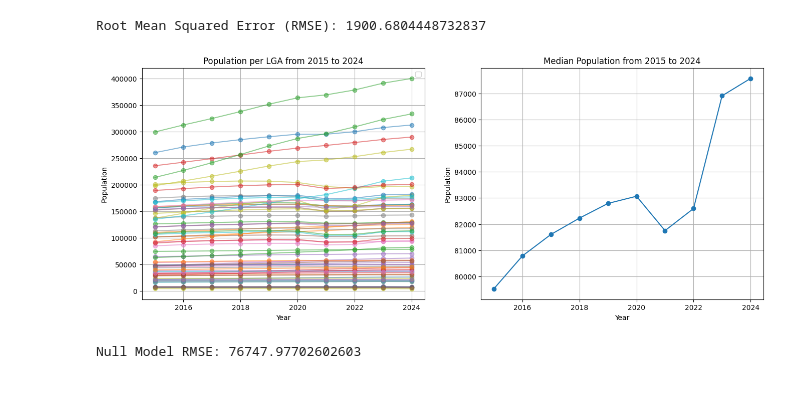
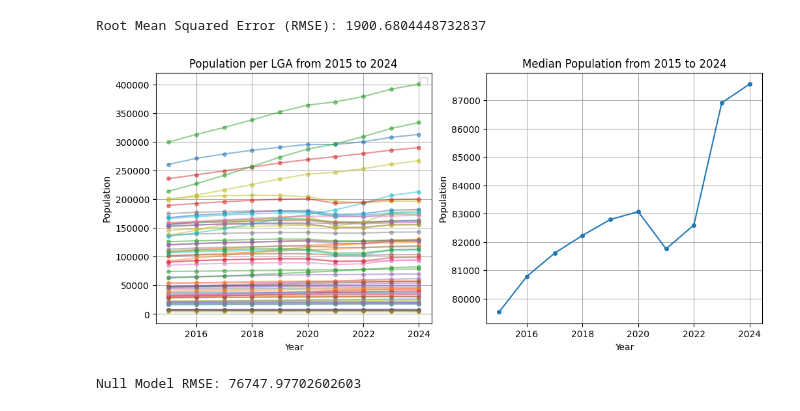
Before and after one commit to khangluong2004/COMP20008_Assignment2, a Jupyter notebook: michael/model.ipynb, the cells around one changed output. Cells and saved outputs as stored; diff of their text form; code cells hidden in the pictures.

Commit message:
Fix graph size

```diff
--- a/michael/model.ipynb
+++ b/michael/model.ipynb
@@ -93,7 +93,7 @@ Root Mean Squared Error (RMSE): 1900.6804448732837
 # %%
 # Predict 2024 population for each LGA
 predict_data = model_data_encoded[features_new]
-fig, axes = plt.subplots(1, 2, figsize=(16, 6))
+fig, axes = plt.subplots(1, 2, figsize=(12, 5))
 
 combined_population_data = []
 
@@ -119,36 +119,37 @@ for location in predict_data.columns:
     historic_rows = model_data_encoded[model_data_encoded[location] == True][['year', 'population']]
     predicted_row = pd.DataFrame({'year': predict_year, 'population': y_pred[0]}, index=[0])
     population_rows = pd.concat([historic_rows, predicted_row], ignore_index=True)
 
     for index, row in population_rows.iterrows():
         combined_population_data.append({
             'year': row['year'],
             'population': row['population'],
         })
 
     # Normalise
     # population_rows['population'] = (population_rows['population'] - population_rows['population'].min()) / (population_rows['population'].max() - population_rows['population'].min())
 
-    axes[0].plot(population_rows['year'], population_rows['population'], marker='o', alpha=0.5)
+    axes[0].plot(population_rows['year'], population_rows['population'], marker='o', alpha=0.5, ms=4)
 
 axes[0].set_title('Population per LGA from 2015 to 2024')
 axes[0].set_xlabel('Year')
 axes[0].set_ylabel('Population')
 axes[0].legend()
 axes[0].grid(True)
 
 # Plot median population across all LGA
 combined_population_data = pd.DataFrame(combined_population_data)
 
-axes[1].plot(combined_population_data.groupby('year')['population'].median(), marker='o')
+axes[1].plot(combined_population_data.groupby('year')['population'].median(), marker='o', ms=4)
 axes[1].set_title('Median Population from 2015 to 2024')
 axes[1].set_xlabel('Year')
 axes[1].set_ylabel('Population')
 axes[1].grid(True)
 
+# plt.subplots_adjust(wspace=0.3)
 plt.show()
 # %% [output]
-[figure, old version]
+[figure, new version]
 # %%
 # Generate predictions and save to CSV
 predict_data = model_data_encoded[features_new]
```
